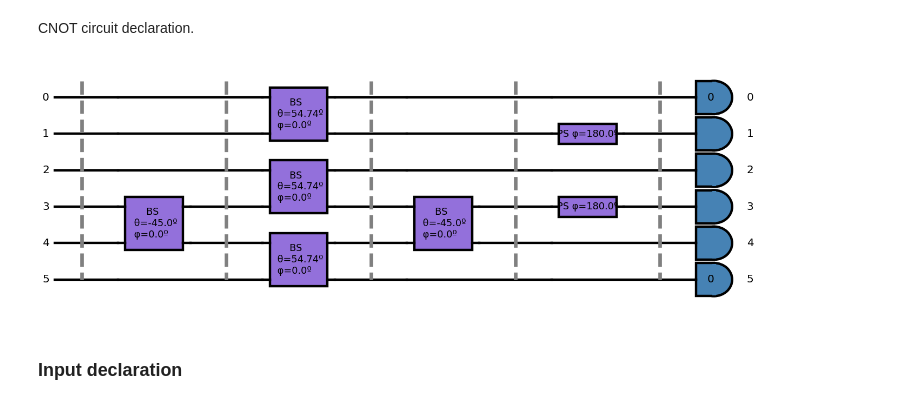
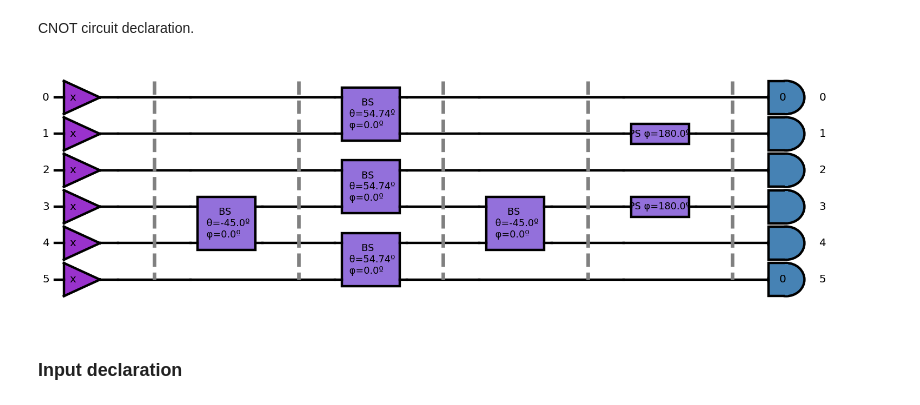
Before and after one commit to SOQCSAdmin/SOQCS, a Jupyter notebook: examples/live2.ipynb, the cells around one changed output. Saved outputs shown, nothing was run; the diff lists cells and outputs as text; code cells hidden in the pictures.

```diff
--- a/examples/live2.ipynb
+++ b/examples/live2.ipynb
@@ -23,27 +23,33 @@ sim=soqcs.simulator()
 <p style='text-align: justify;'> CNOT circuit declaration. <br> </p>
 # %%
 cnot = soqcs.qodev(2,6);
+cnot.open_channel(0)
+cnot.open_channel(1)
+cnot.open_channel(2)
+cnot.open_channel(3)
+cnot.open_channel(4)
+cnot.open_channel(5)
 cnot.separator()
 cnot.beamsplitter(3,4, -45.0,0.0)
 cnot.separator()
 cnot.beamsplitter(0,1,180*acos(1.0/sqrt(3.0))/pi,0.0)
 cnot.beamsplitter(2,3,180*acos(1.0/sqrt(3.0))/pi,0.0)
 cnot.beamsplitter(4,5,180*acos(1.0/sqrt(3.0))/pi,0.0)
 cnot.separator()
 cnot.beamsplitter(3,4, -45.0,0.0)
 cnot.separator()
 cnot.phase_shifter(1, 180)
 cnot.phase_shifter(3, 180)
 cnot.separator()
 cnot .detector(0,0)
 cnot.detector(1)
 cnot.detector(2)
 cnot.detector(3)
 cnot.detector(4)
 cnot.detector(5,0)
 cnot.show(sizexy=80,depth=13)
 # %% [output]
-[figure, old version]
+[figure, new version]
 # %% [markdown]
 ### Input declaration
 # %% [markdown]
```
Also changed, not shown: parts of 4 cells of this notebook, 10 other files.
